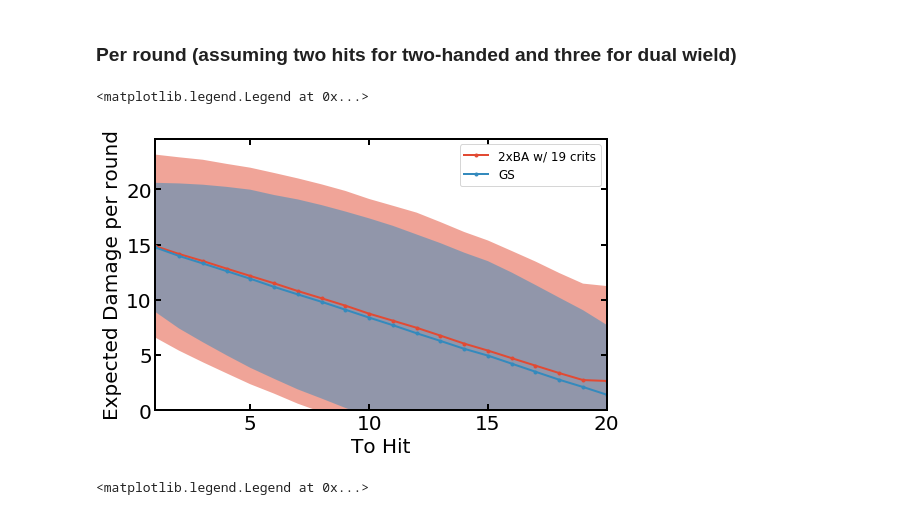
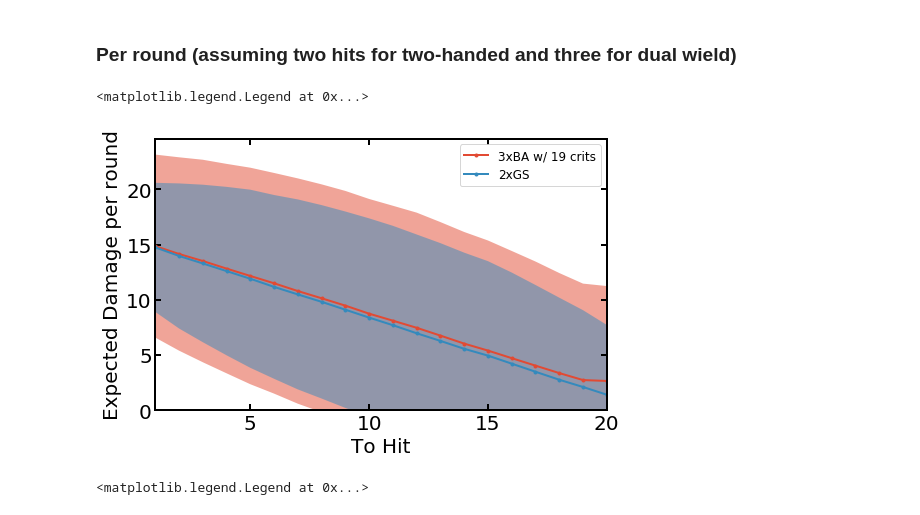
Before and after one commit to aaronsharpe/DnD, a Jupyter notebook: Melee attack.ipynb, the cells around one changed output. Saved outputs shown, nothing was run; the diff lists cells and outputs as text; code cells hidden in the pictures.

Commit message:
slight change to plot labels

```diff
--- a/Melee attack.ipynb
+++ b/Melee attack.ipynb
@@ -447,28 +447,28 @@ plt.legend(fontsize=12)
 # %%
 fig,ax = plt.subplots(figsize = (5*1.618,5))
 
-plt.plot(ac,[3*y for y in ba_19crit_mean],'.-',label='2xBA w/ 19 crits')
+plt.plot(ac,[3*y for y in ba_19crit_mean],'.-',label='3xBA w/ 19 crits')
 plt.fill_between(ac,
                  [3*y - 3*std for (y, std) in zip(ba_19crit_mean,ba_19crit_std)],
                  [3*y + 3*std for (y, std) in zip(ba_19crit_mean,ba_19crit_std)],
                 alpha=0.5)
 
-plt.plot(ac,[2*y for y in gs_mean],'.-',label='GS')
+plt.plot(ac,[2*y for y in gs_mean],'.-',label='2xGS')
 plt.fill_between(ac,
                  [2*y - 2*std for (y, std) in zip(gs_mean,gs_std)],
                  [2*y + 2*std for (y, std) in zip(gs_mean,gs_std)],
                 alpha=0.5)
 
 plt.xlim(1,20)
 plt.ylim(0)
 
 plt.xlabel('To Hit')
 plt.ylabel('Expected Damage per round')
 
 plt.legend(fontsize=12)
 # %% [output]
 <matplotlib.legend.Legend at 0x...>
-[figure, old version]
+[figure, new version]
 # %%
 fig,ax = plt.subplots(figsize = (5*1.618,5))
 
```
